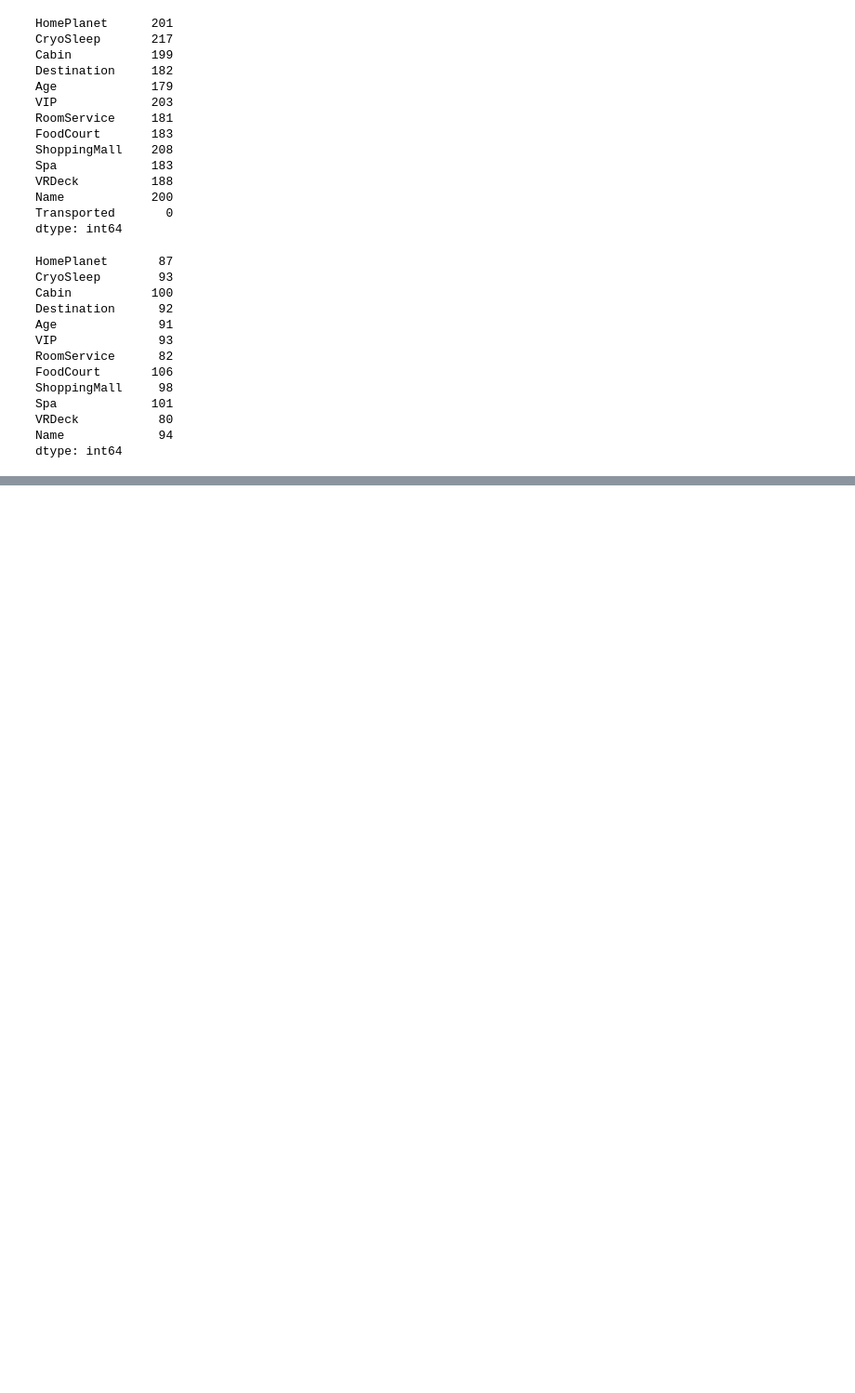
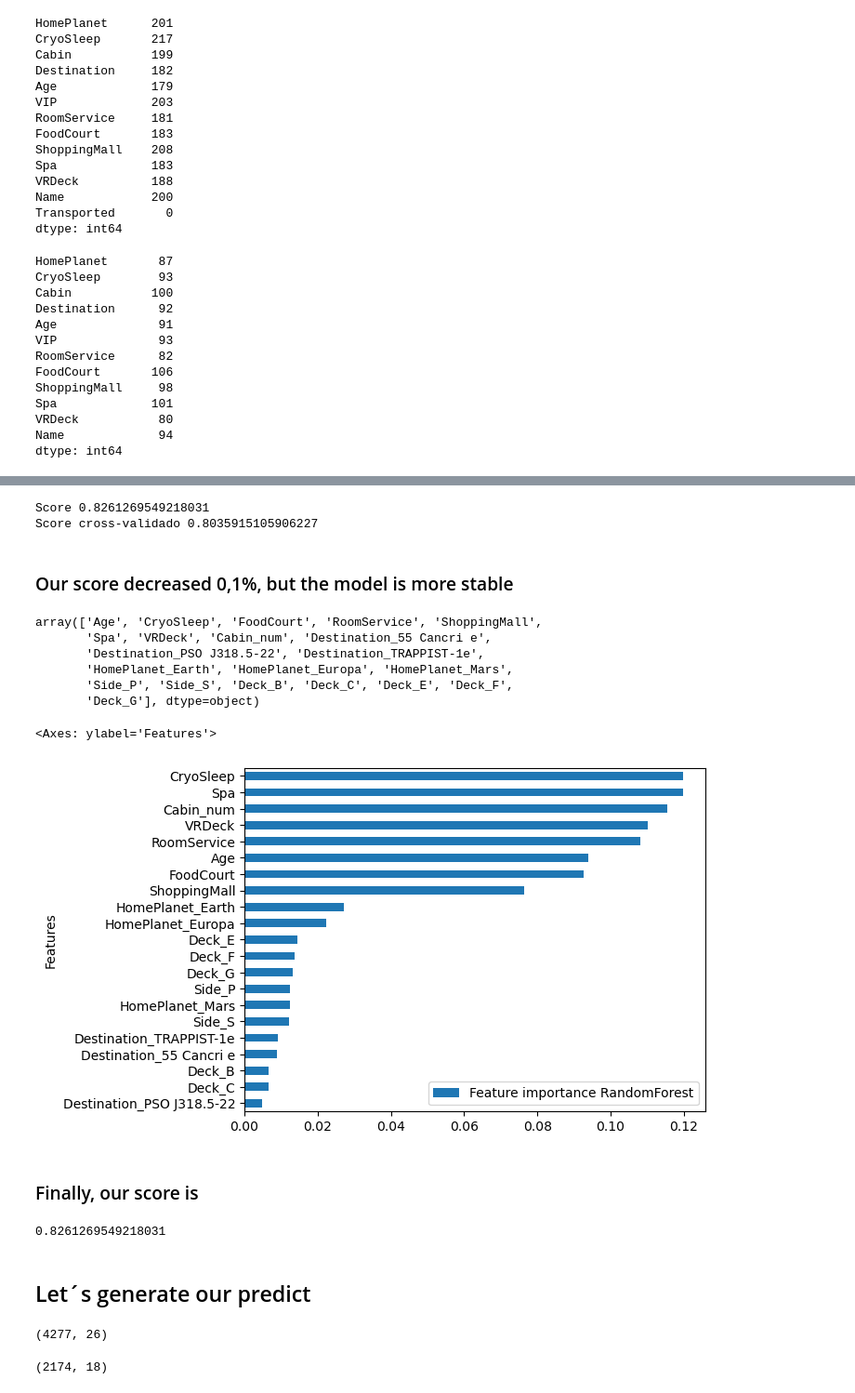
Before and after one commit to Pdrohhs/Data-Science-and-Machine-Learning, a Jupyter notebook: Spaceship Titanic/Spaceship Titanic FinalVersion.ipynb, the cells around one changed output, grey strips where cells are left out. Shown at 93% size. Cells and saved outputs as stored; diff of their text form; code cells hidden in the pictures; blank space fills up the shorter version.

```diff
--- a/Spaceship Titanic/Spaceship Titanic FinalVersion.ipynb
+++ b/Spaceship Titanic/Spaceship Titanic FinalVersion.ipynb
@@ -130,0 +687,12 @@ dtype: int64
+# %%
+X_train, X_test, y_train, y_test = train_test_split(X, y, test_size=0.25, random_state=123)
+# %%
+from sklearn.model_selection import cross_val_score
+
+rforest = RandomForestClassifier(n_estimators=226, random_state=123, min_samples_split=4, min_samples_leaf=2,
+                                 max_depth=15)
+rforest.fit(X_train, y_train)
+rforest_pred = rforest.predict(X_test)
+print('Score', rforest.score(X_test, y_test))
+cross = cross_val_score(rforest, X_test, y_test, cv=10, scoring='accuracy')
+print('Score cross-validado', cross.mean())
@@ -130,0 +764,50 @@ dtype: int64
+# %%
+from sklearn.model_selection import cross_val_score
+
+rforest = RandomForestClassifier(n_estimators=125, random_state=123, min_samples_split=10, min_samples_leaf=4,
+                                 max_depth=15)
+rforest.fit(X_train, y_train)
+rforest_pred = rforest.predict(X_test)
+print('Score', rforest.score(X_test, y_test))
+cross = cross_val_score(rforest, X_test, y_test, cv=10, scoring='accuracy')
+print('Score cross-validado', cross.mean())
+# %% [output]
+Score 0.8261269549218031
+Score cross-validado 0.8035915105906227
+# %% [markdown]
+### Our score decreased 0,1%, but the model is more stable
+# %%
+rf = ModeloAuxiliar(clf=RandomForestClassifier, params=rf_params)
+rf_features = rf.feature_importances(X_train,y_train)
+cols = X_train.columns.values
+cols
+# %% [output]
+array(['Age', 'CryoSleep', 'FoodCourt', 'RoomService', 'ShoppingMall',
+       'Spa', 'VRDeck', 'Cabin_num', 'Destination_55 Cancri e',
+       'Destination_PSO J318.5-22', 'Destination_TRAPPIST-1e',
+       'HomePlanet_Earth', 'HomePlanet_Europa', 'HomePlanet_Mars',
+       'Side_P', 'Side_S', 'Deck_B', 'Deck_C', 'Deck_E', 'Deck_F',
+       'Deck_G'], dtype=object)
+# %%
+feature_dataframe = pd.DataFrame({'Features': cols,
+                                  'Feature importance RandomForest': rf_features})
+feature_dataframe.sort_values(by='Feature importance RandomForest').plot.barh(x='Features')
+# %% [output]
+<Axes: ylabel='Features'>
+[figure, added]
+# %% [markdown]
+### Finally, our score is
+# %%
+rforest.score(X_test, y_test)
+# %% [output]
+0.8261269549218031
+# %% [markdown]
+## Let´s generate our predict
+# %%
+test.shape
+# %% [output]
+(4277, 26)
+# %%
+X_test.shape
+# %% [output]
+(2174, 18)
```
Also changed, not shown: parts of 83 cells of this notebook, 2 other files.
